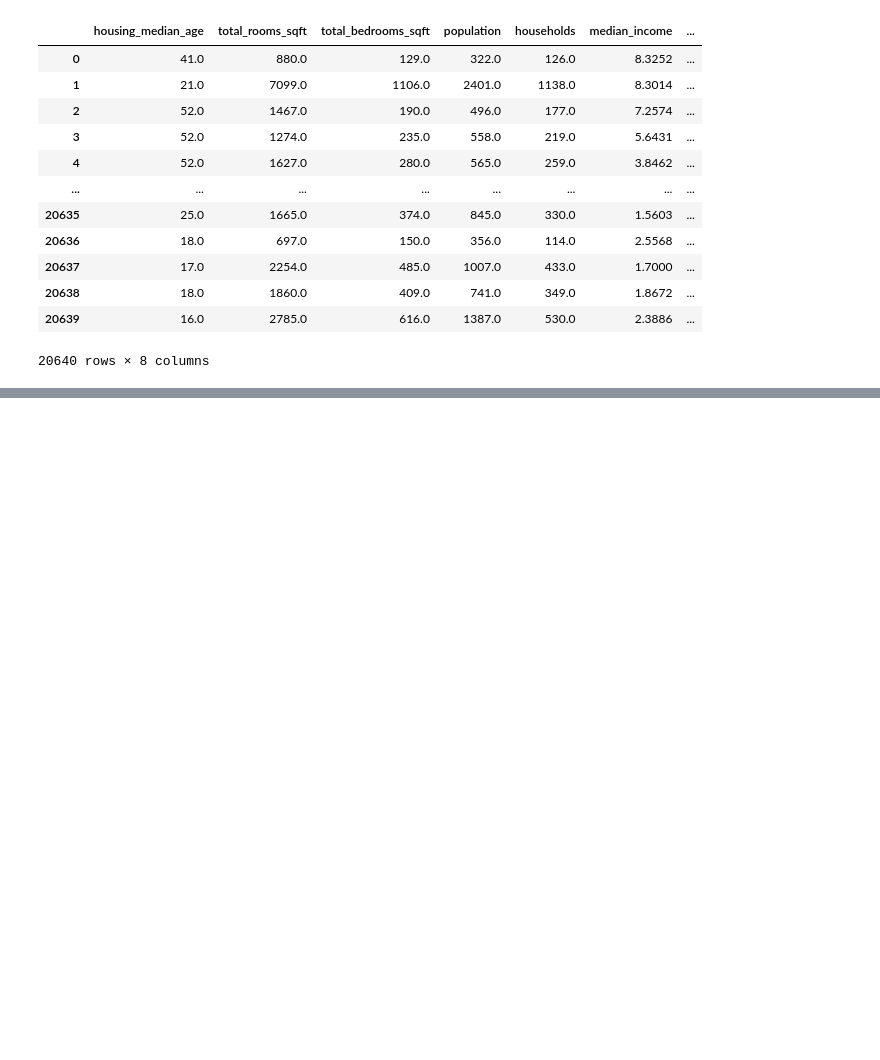
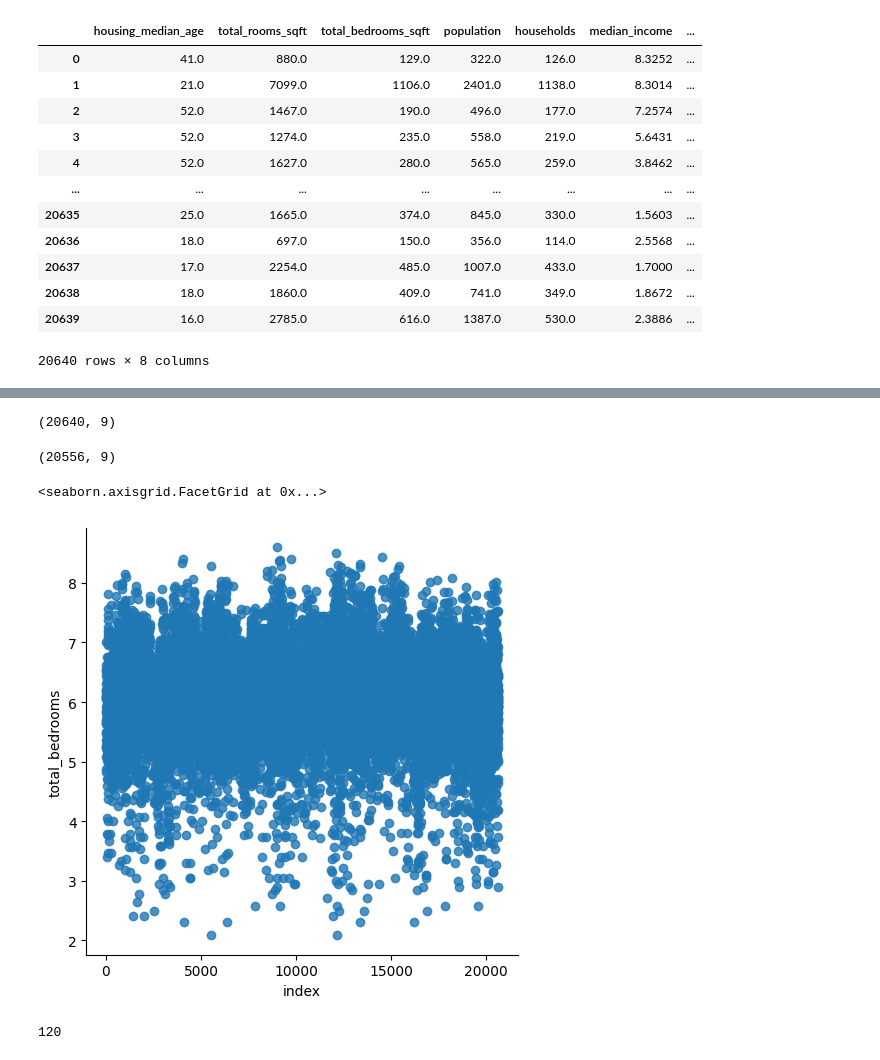
Before and after one commit to jdhova/Capstone, a Jupyter notebook: info2.ipynb, the cells around one changed output, grey strips where cells are left out. Saved outputs shown, nothing was run; the diff lists cells and outputs as text; code cells hidden in the pictures; blank space fills up the shorter version.

```diff
--- a/info2.ipynb
+++ b/info2.ipynb
@@ -90,0 +274,3 @@ df_sub
+# %%
+cln_trooms = df[(df['total_rooms'] > 4) & (df['total_rooms']  < 10)]
+cln_trooms
@@ -90,0 +304,10 @@ df_sub
+# %%
+df.shape
+# %% [output]
+(20640, 9)
+# %%
+df = cln_trooms
+# %%
+df.shape
+# %% [output]
+(20556, 9)
@@ -90,0 +316,12 @@ df_sub
+# %%
+sns.lmplot(data=df, x ='index', y='total_bedrooms')
+# %% [output]
+<seaborn.axisgrid.FacetGrid at 0x...>
+[figure, added]
+# %%
+mask = df['total_bedrooms'] < 3.5
+
+mask2 = df['total_bedrooms'][mask]
+mask2.count()
+# %% [output]
+120
```
Also changed, not shown: parts of 45 cells of this notebook.
